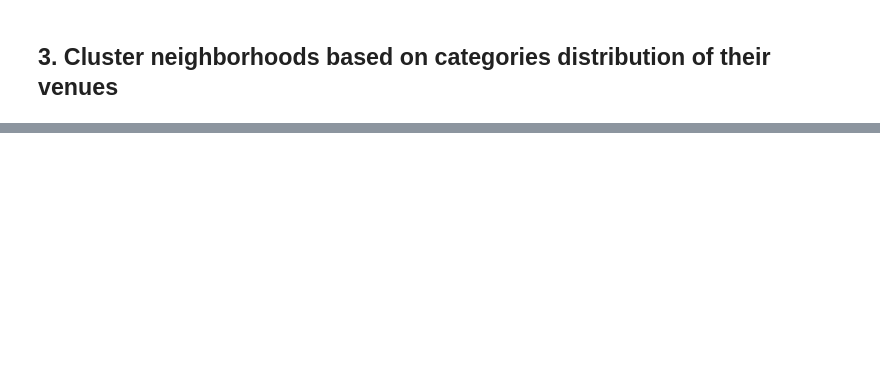
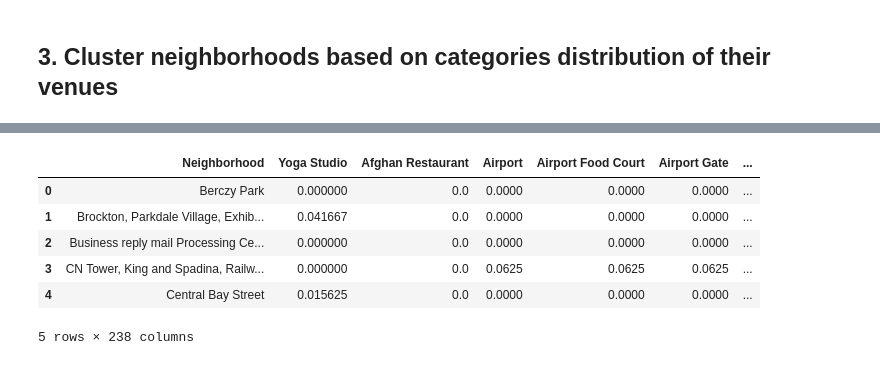
Before and after one commit to qcabel/NeighborhoodsToronto, a Jupyter notebook: Neighborhoods-Toronto-v1.2.ipynb, the cells around one changed output, grey strips where cells are left out. Cells and saved outputs as stored; diff of their text form; code cells hidden in the pictures; blank space fills up the shorter version.

```diff
--- a/Neighborhoods-Toronto-v1.2.ipynb
+++ b/Neighborhoods-Toronto-v1.2.ipynb
@@ -445,0 +515,32 @@ toronto_merged.loc[toronto_merged['Cluster Labels'] == icateg, toronto_merged.co
+# %%
+# venue representations based on returned venue category
+# one hot encoding for venue category
+toronto_dt_onehot = pd.get_dummies(toronto_dt_venues[['Venue Category']], prefix="", prefix_sep="")
+
+# add neighborhood column back to dataframe
+toronto_dt_onehot['Neighborhood'] = toronto_dt_venues['Neighborhood']
+
+# move neighborhood column to the first column
+fixed_columns = [toronto_dt_onehot.columns[-1]] + list(toronto_dt_onehot.columns[:-1])
+toronto_dt_onehot = toronto_dt_onehot[fixed_columns]
+
+toronto_dt_onehot.head() # each row coded for one venue in that neighborhood
+
+# summarize how many venues are there under each category for each neighborhood, each row should sum up to 1
+toronto_dt_grouped = toronto_dt_onehot.groupby('Neighborhood').mean().reset_index()
+
+# factor in the feature of overall popularity
+toronto_venue_total = toronto_dt_venues.groupby('Neighborhood').count()['Venue'].reset_index()
+toronto_venue_total.columns = ['Neighborhood','TotalVenue']
+toronto_venue_total['TotalVenue'] = toronto_venue_total['TotalVenue']/LIMIT/200
+toronto_dt_grouped = toronto_dt_grouped.join(toronto_venue_total.set_index('Neighborhood'), on='Neighborhood')
+
+toronto_dt_grouped.head()
+# %% [output]
+|  | Neighborhood | Yoga Studio | Afghan Restaurant | Airport | Airport Food Court | Airport Gate | ... |
+| 0 | Berczy Park | 0.000000 | 0.0 | 0.0000 | 0.0000 | 0.0000 | ... |
+| 1 | Brockton, Parkdale Village, Exhib... | 0.041667 | 0.0 | 0.0000 | 0.0000 | 0.0000 | ... |
+| 2 | Business reply mail Processing Ce... | 0.000000 | 0.0 | 0.0000 | 0.0000 | 0.0000 | ... |
+| 3 | CN Tower, King and Spadina, Railw... | 0.000000 | 0.0 | 0.0625 | 0.0625 | 0.0625 | ... |
+| 4 | Central Bay Street | 0.015625 | 0.0 | 0.0000 | 0.0000 | 0.0000 | ... |
+5 rows × 238 columns
```
Also changed, not shown: parts of 11 cells of this notebook.
